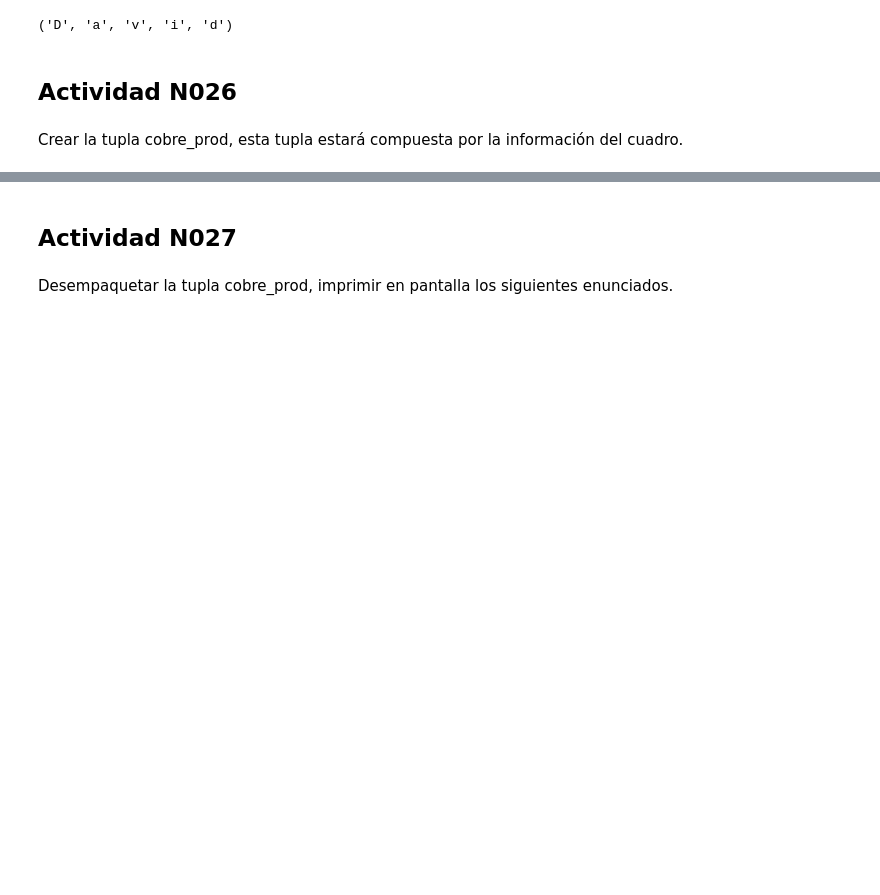
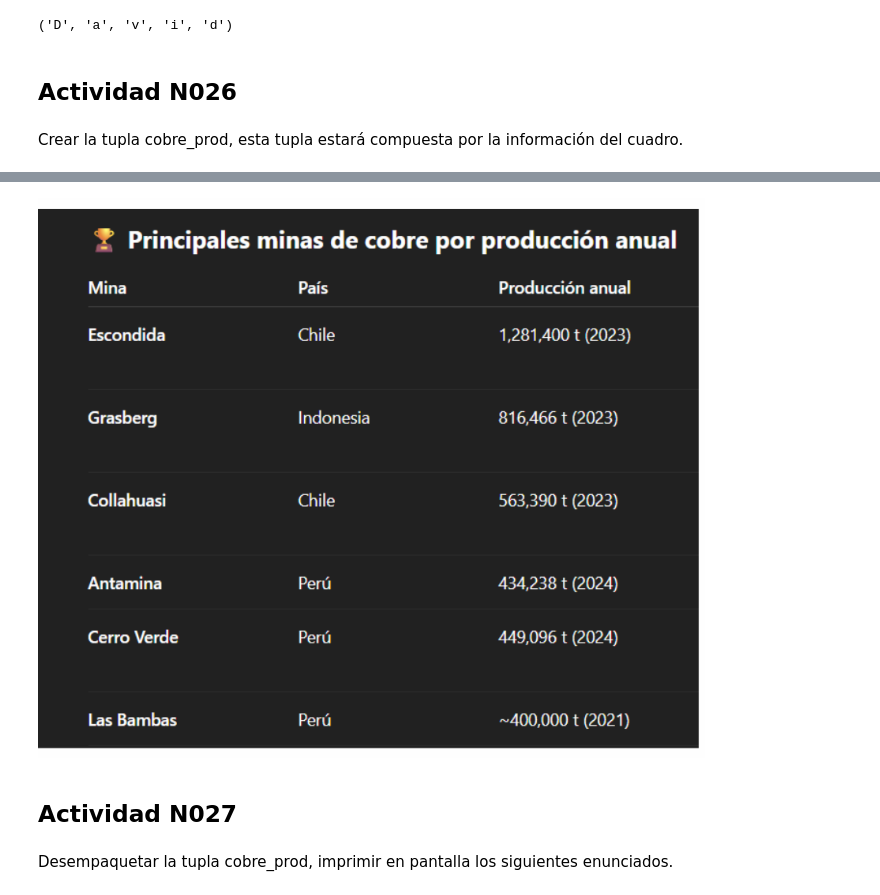
Before and after one commit to escorpio11/programa-python, a Jupyter notebook: modulo_3/Progama_Python_UTEC_Sesion03_Tuplas.ipynb, the cells around one changed output, grey strips where cells are left out. Cells and saved outputs as stored; diff of their text form; code cells hidden in the pictures; blank space fills up the shorter version.

```diff
--- a/modulo_3/Progama_Python_UTEC_Sesion03_Tuplas.ipynb
+++ b/modulo_3/Progama_Python_UTEC_Sesion03_Tuplas.ipynb
@@ -276,0 +284,6 @@ Crear la tupla cobre_prod, esta tupla estará compuesta por la información del
+# %%
+from IPython.display import Image, display
+# Mostrar la imagen en Colab
+display(Image(filename='minas datos.png'))
+# %% [output]
+[figure, added]
```
Also changed, not shown: parts of 3 cells of this notebook.
